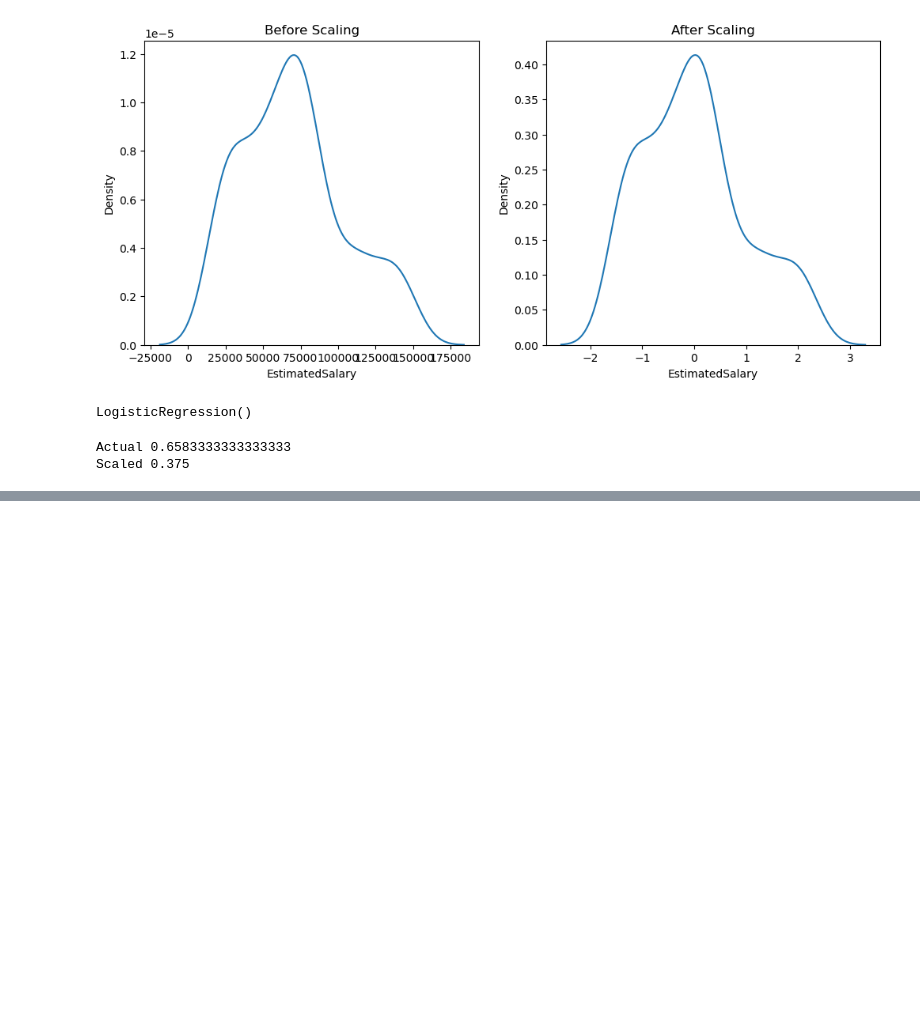
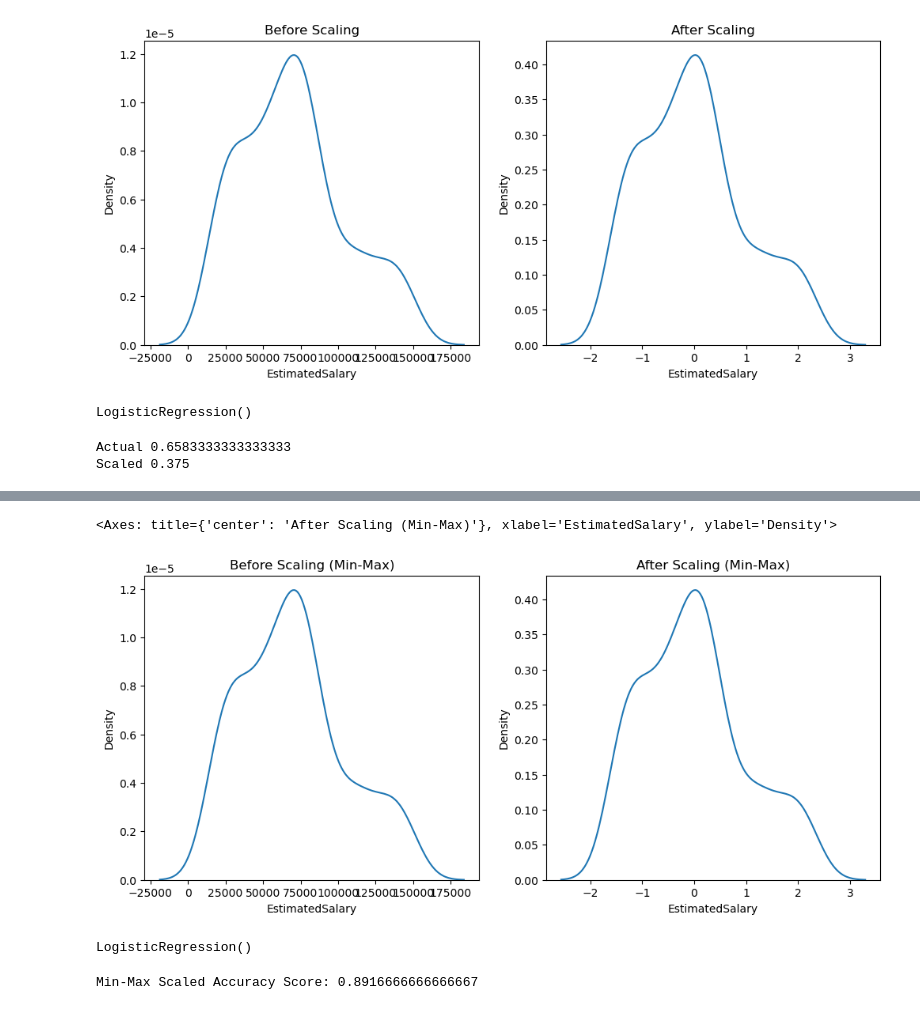
Before and after one commit to SpandanBasack/MachineLearning, a Jupyter notebook: Feature Engineering/Feature Scaling - Standardization.ipynb, the cells around one changed output, grey strips where cells are left out. Drawn from its saved outputs; the diff is of its cells as text; code cells hidden in the pictures; blank space fills up the shorter version.

Commit message:
Min-max scaling

```diff
--- a/Feature Engineering/Feature Scaling - Standardization.ipynb
+++ b/Feature Engineering/Feature Scaling - Standardization.ipynb
@@ -123,3 +136,11 @@ print("Scaled", accuracy_score(y_test, y_pred_scaled))
 # %% [output]
 Actual 0.6583333333333333
 Scaled 0.375
+# %%
+from sklearn.preprocessing import MinMaxScaler
+mnscaler = MinMaxScaler()
+mnscaler.fit(X_train)
+X_train_scaled_mx = mnscaler.transform(X_train)
+X_test_scaled_mx = mnscaler.transform(X_test)
+X_train_scaled_mx = pd.DataFrame(X_train_scaled, columns=X_train.columns)
+X_test_scaled_mx = pd.DataFrame(X_test_scaled, columns=X_test.columns)
@@ -125,0 +159,19 @@ Scaled 0.375
+# %%
+fig, (ax1, ax2) = plt.subplots(1,2, figsize=(12,5))
+ax1.set_title('Before Scaling (Min-Max)')
+ax2.set_title('After Scaling (Min-Max)')
+sns.kdeplot(x=X_train['EstimatedSalary'], ax=ax1)
+sns.kdeplot(x=X_train_scaled_mx['EstimatedSalary'], ax=ax2)
+# %% [output]
+<Axes: title={'center': 'After Scaling (Min-Max)'}, xlabel='EstimatedSalary', ylabel='Density'>
+[figure, added]
+# %%
+lr_scaled_max = LogisticRegression()
+lr_scaled_max.fit(X_train_scaled_mx, y_train)
+# %% [output]
+LogisticRegression()
+# %%
+y_pred_scaled_mx = lr_scaled_max.predict(X_test_scaled_mx)
+print('Min-Max Scaled Accuracy Score:', accuracy_score(y_pred_scaled_mx, y_test))
+# %% [output]
+Min-Max Scaled Accuracy Score: 0.8916666666666667
```
Also changed, not shown: parts of 6 cells of this notebook.
